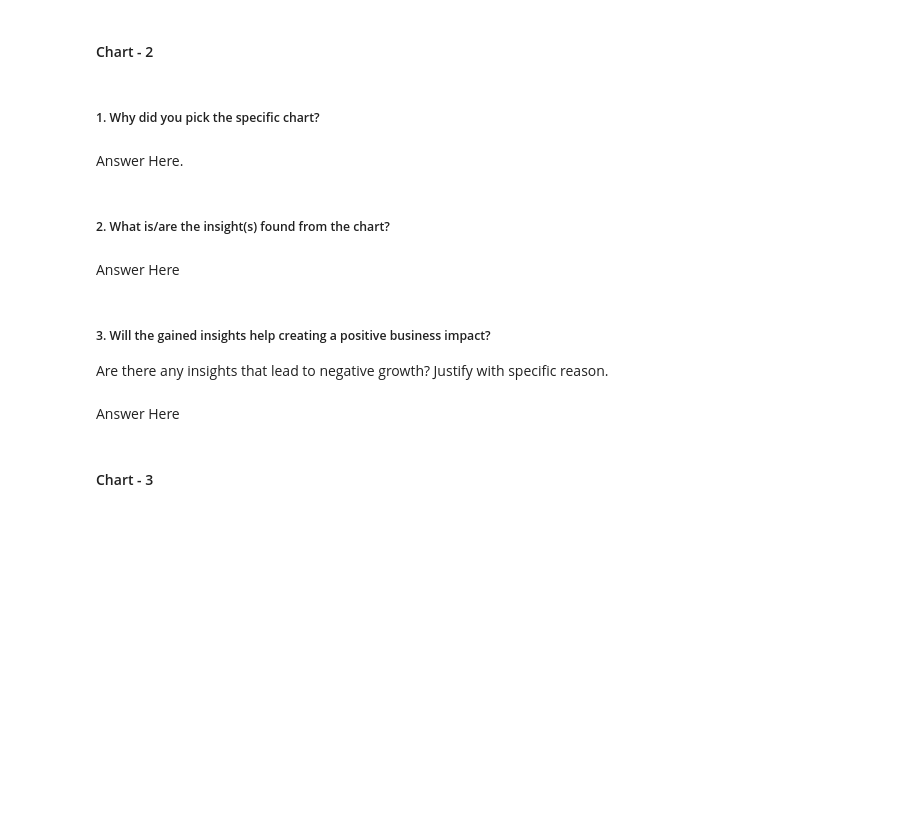
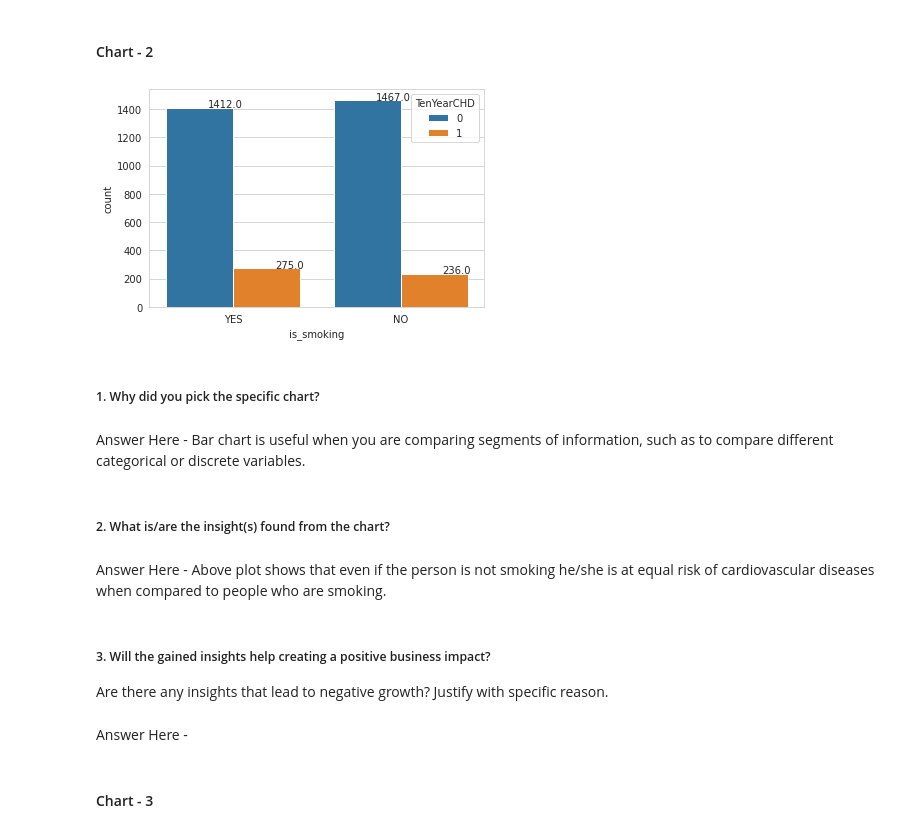
Before and after one commit to Jahnavi-Jaolekar/Cardiovascular-Risk-Prediction, a Jupyter notebook: Cardiovascular_Risk_Prediction.ipynb, the cells around one changed output. Drawn from its saved outputs; the diff is of its cells as text; code cells hidden in the pictures; blank space fills up the shorter version.

```diff
--- a/Cardiovascular_Risk_Prediction.ipynb
+++ b/Cardiovascular_Risk_Prediction.ipynb
@@ -343,15 +365,23 @@ for col in columns:
+# %%
+# Chart - 2 visualization code
+# CHD among the people who smoke and the ones who don't
+ax=sns.countplot(data=crp_df, x='is_smoking', hue='TenYearCHD')
+for p in ax.patches:
+   ax.annotate('{:.1f}'.format(p.get_height()), (p.get_x()+0.25, p.get_height()+0.01))
+# %% [output]
+[figure, added]
 # %% [markdown]
 ##### 1. Why did you pick the specific chart?
-# %% [markdown]
-Answer Here.
+# %% [markdown]
+Answer Here - Bar chart is useful when you are comparing segments of information, such as to compare different categorical or discrete variables.
 # %% [markdown]
 ##### 2. What is/are the insight(s) found from the chart?
-# %% [markdown]
-Answer Here
+# %% [markdown]
+Answer Here - Above plot shows that even if the person is not smoking he/she is at equal risk of cardiovascular diseases when compared to people who are smoking.
 # %% [markdown]
 ##### 3. Will the gained insights help creating a positive business impact?
 Are there any insights that lead to negative growth? Justify with specific reason.
 # %% [markdown]
-Answer Here
+Answer Here -
 # %% [markdown]
 #### Chart - 3
```
Also changed, not shown: parts of 156 cells of this notebook.
